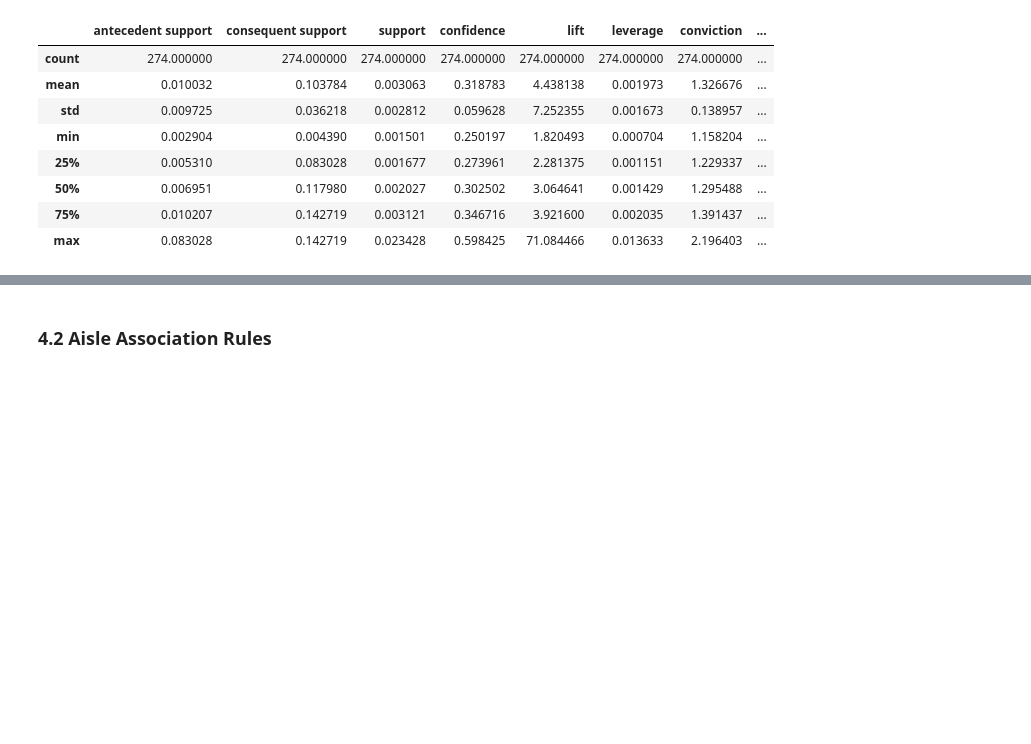
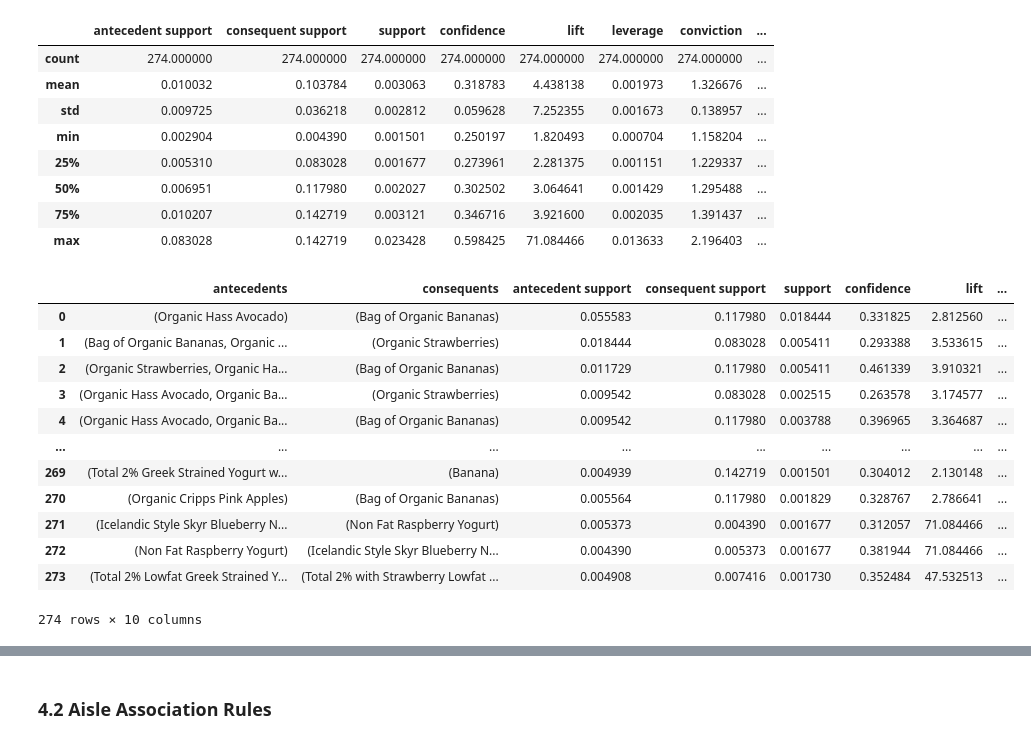
Before and after one commit to ArturoGarzaTec/TC3002B.504_Equipo6, a Jupyter notebook: RA.ipynb, the cells around one changed output, grey strips where cells are left out. Cells and saved outputs as stored; diff of their text form; code cells hidden in the pictures; blank space fills up the shorter version.

```diff
--- a/RA.ipynb
+++ b/RA.ipynb
@@ -107,3 +106,19 @@ product_rules.describe()
 | 50% | 0.006951 | 0.117980 | 0.002027 | 0.302502 | 3.064641 | 0.001429 | 1.295488 | ... |
 | 75% | 0.010207 | 0.142719 | 0.003121 | 0.346716 | 3.921600 | 0.002035 | 1.391437 | ... |
 | max | 0.083028 | 0.142719 | 0.023428 | 0.598425 | 71.084466 | 0.013633 | 2.196403 | ... |
+# %%
+product_rules
+# %% [output]
+|  | antecedents | consequents | antecedent support | consequent support | support | confidence | lift | ... |
+| 0 | (Organic Hass Avocado) | (Bag of Organic Bananas) | 0.055583 | 0.117980 | 0.018444 | 0.331825 | 2.812560 | ... |
+| 1 | (Bag of Organic Bananas, Organic ... | (Organic Strawberries) | 0.018444 | 0.083028 | 0.005411 | 0.293388 | 3.533615 | ... |
+| 2 | (Organic Strawberries, Organic Ha... | (Bag of Organic Bananas) | 0.011729 | 0.117980 | 0.005411 | 0.461339 | 3.910321 | ... |
+| 3 | (Organic Hass Avocado, Organic Ba... | (Organic Strawberries) | 0.009542 | 0.083028 | 0.002515 | 0.263578 | 3.174577 | ... |
+| 4 | (Organic Hass Avocado, Organic Ba... | (Bag of Organic Bananas) | 0.009542 | 0.117980 | 0.003788 | 0.396965 | 3.364687 | ... |
+| ... | ... | ... | ... | ... | ... | ... | ... | ... |
+| 269 | (Total 2% Greek Strained Yogurt w... | (Banana) | 0.004939 | 0.142719 | 0.001501 | 0.304012 | 2.130148 | ... |
+| 270 | (Organic Cripps Pink Apples) | (Bag of Organic Bananas) | 0.005564 | 0.117980 | 0.001829 | 0.328767 | 2.786641 | ... |
+| 271 | (Icelandic Style Skyr Blueberry N... | (Non Fat Raspberry Yogurt) | 0.005373 | 0.004390 | 0.001677 | 0.312057 | 71.084466 | ... |
+| 272 | (Non Fat Raspberry Yogurt) | (Icelandic Style Skyr Blueberry N... | 0.004390 | 0.005373 | 0.001677 | 0.381944 | 71.084466 | ... |
+| 273 | (Total 2% Lowfat Greek Strained Y... | (Total 2% with Strawberry Lowfat ... | 0.004908 | 0.007416 | 0.001730 | 0.352484 | 47.532513 | ... |
+274 rows × 10 columns
```
Also changed, not shown: parts of 14 cells of this notebook.
